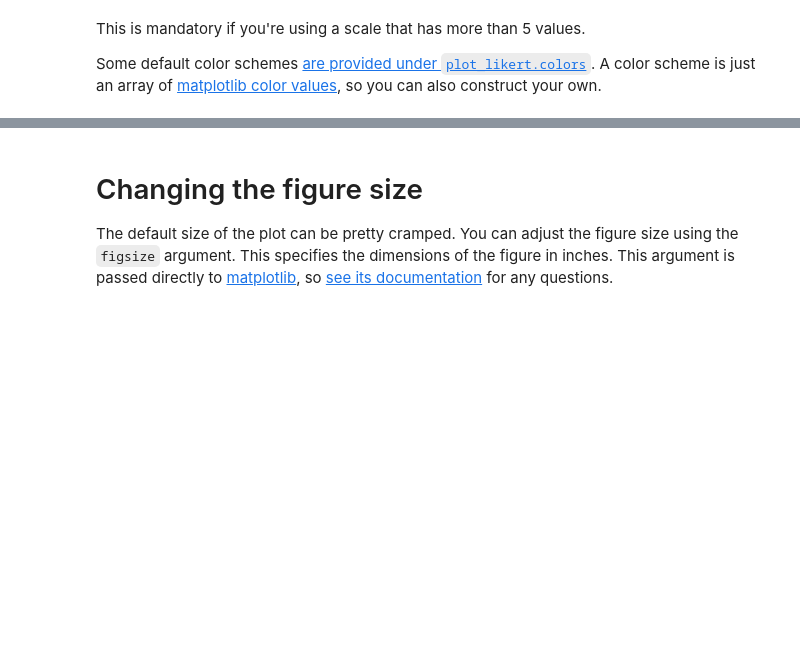
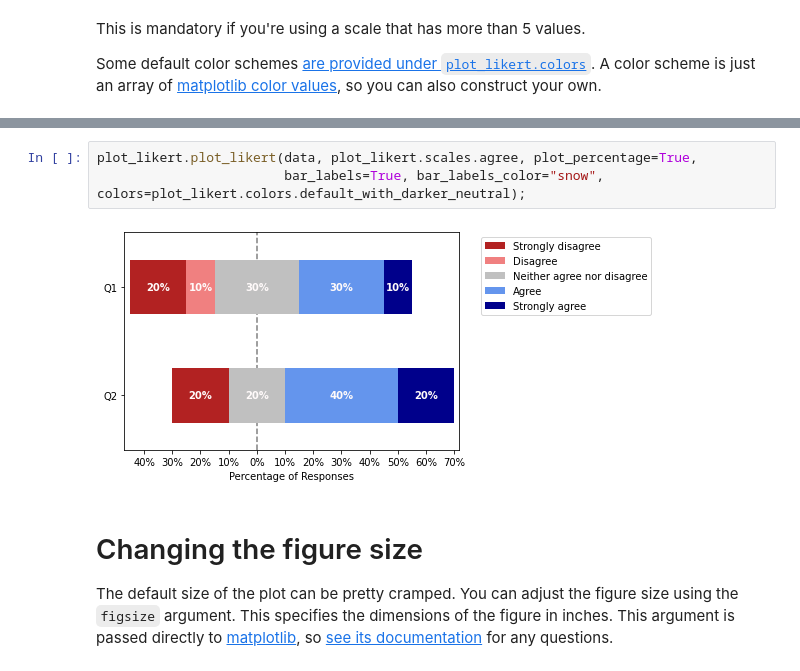
Before and after one commit to nmalkin/plot-likert, a Jupyter notebook: docs/guide.ipynb, the cells around one changed output, grey strips where cells are left out. Drawn from its saved outputs; the diff is of its cells as text; blank space fills up the shorter version.

Commit message:
Add labels example to guide

```diff
--- a/docs/guide.ipynb
+++ b/docs/guide.ipynb
@@ -152,3 +157,8 @@ A color scheme is just an array of [matplotlib color values](https://matplotlib.
+# %%
+plot_likert.plot_likert(data, plot_likert.scales.agree, plot_percentage=True,
+                        bar_labels=True, bar_labels_color="snow", colors=plot_likert.colors.default_with_darker_neutral);
+# %% [output]
+[figure, added]
 # %% [markdown]
 # Changing the figure size
 
```
Also changed, not shown: parts of 1 cell of this notebook.
